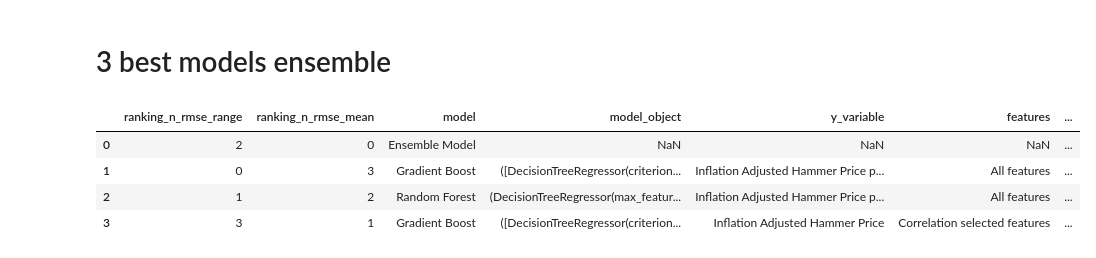
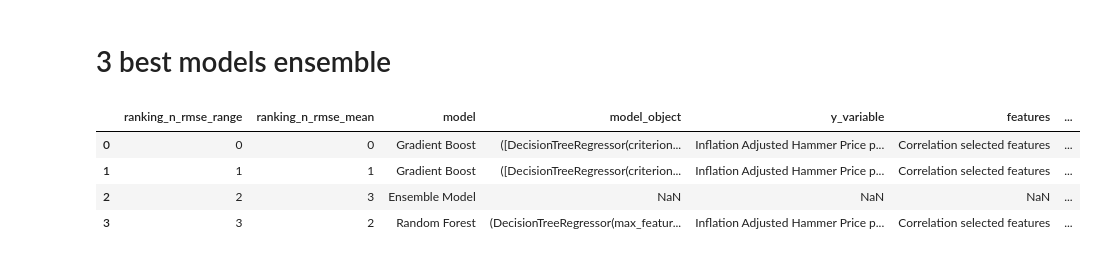
Before and after one commit to joaopaivaa/Cask-Worth, a Jupyter notebook: model.ipynb, the cells around one changed output. Saved outputs shown, nothing was run; the diff lists cells and outputs as text; code cells hidden in the pictures.

Commit message:
updated model

```diff
--- a/model.ipynb
+++ b/model.ipynb
@@ -7650,8 +7679,8 @@ r2: 0.73
 | 39 | 362.108796 | 737.400680 | -375.29 |
 | 40 | 467.352308 | 612.009769 | -144.66 |
 # %%
-x_train = x_train_per_rla_times_age[top5_most_important_features]
-x_test = x_test_per_rla_times_age[top5_most_important_features]
+x_train = x_train_per_rla_per_age[top5_most_important_features]
+x_test = x_test_per_rla_per_age[top5_most_important_features]
 # %%
 model = GradientBoostingRegressor(random_state=1)
 
@@ -7740,8 +7769,8 @@ r2: 0.71
 | 39 | 362.108796 | 744.212549 | -382.10 |
 | 40 | 467.352308 | 619.082022 | -151.73 |
 # %%
-x_train = x_train_per_rla_times_age[significant_features]
-x_test = x_test_per_rla_times_age[significant_features]
+x_train = x_train_per_rla_per_age[significant_features]
+x_test = x_test_per_rla_per_age[significant_features]
 # %%
 model = GradientBoostingRegressor(random_state=1)
 
@@ -7902,7 +7931,8 @@ x_features = ['All features', 'Correlation selected features']
 x_features_transformation = ['No transformation', 'Log transformation', 'Box-Cox transformation']
 y_variables = ['Inflation Adjusted Hammer Price',
                'Inflation Adjusted Hammer Price per Litre of Alcohol',
-               'Inflation Adjusted Hammer Price per Litre of Alcohol Times Age']
+               'Inflation Adjusted Hammer Price per Age',
+               'Inflation Adjusted Hammer Price per Litre of Alcohol per Age']
 # %%
 def set_variables(y_variable, features, transformation):
 
@@ -8079,15 +8135,7 @@ def gradient_boost_best_model(x_train, x_test, y_train):
 
     return y_pred, best_model
 # %%
-overall_best_model = None
-overall_second_best_model = None
-overall_third_best_model = None
-
 def model_performance_analysis(model, model_name, y_pred, y_test, fitted_lambda):
-
-    global overall_best_model
-    global overall_second_best_model
-    global overall_third_best_model
 
     if transformation == 'Box-Cox transformation':
         y_pred = inv_boxcox(y_pred, fitted_lambda)
@@ -8217,8 +8265,10 @@ for i in range(3):
 
     if model_info['y_variable'] == 'Inflation Adjusted Hammer Price per Litre of Alcohol':
         y_pred = y_pred * x_test['rla'].values
-    elif model_info['y_variable'] == 'Inflation Adjusted Hammer Price per Litre of Alcohol Times Age':
-        y_pred = y_pred * x_test['rla'].values / x_test['age'].values
+    elif model_info['y_variable'] == 'Inflation Adjusted Hammer Price per Litre of Alcohol per Age':
+        y_pred = y_pred * x_test['rla'].values * x_test['age'].values
+    elif model_info['y_variable'] == 'Inflation Adjusted Hammer Price per Age':
+        y_pred = y_pred * x_test['age'].values
 
     y_pred_ensemble += y_pred
 
@@ -8226,37 +8276,37 @@ y, y_train, y_test, fitted_lambda, x_train, x_test, x_train_scaled, x_test_scale
 
 y_pred_ensemble = y_pred_ensemble / 3
 
 pred_vs_test = pd.DataFrame({'Actual': y_test.values, 'Predicted': y_pred_ensemble})
 pred_vs_test['Error'] = round(pred_vs_test['Actual'] - pred_vs_test['Predicted'], 2)
 
 n_rmse_mean = np.sqrt(np.mean(pred_vs_test['Error']**2)) / y_test.mean()
 
 n_rmse_range = np.sqrt(np.mean(pred_vs_test['Error']**2)) / (y_test.max() - y_test.min())
 
 r2 = r2_score(y_test, y_pred)
 
 df_ensemble_model = pd.DataFrame([{'model': 'Ensemble Model',
                                     ''
                                     'n_rmse_mean':  round(n_rmse_mean, 2),
                                     'n_rmse_range': round(n_rmse_range, 2),
                                     'r2': round(r2, 2)}])
 
 top3_models_info = top3_models_info[['model', 'model_object', 'y_variable', 'features', 'transformation', 'n_rmse_mean', 'n_rmse_range', 'r2', 'overall_ranking']]
 
 df_ensemble_model_top3_models = pd.concat([top3_models_info, df_ensemble_model], ignore_index=True)
 
 df_ensemble_model_top3_models = df_ensemble_model_top3_models.sort_values('n_rmse_mean').reset_index(drop=True).reset_index().rename(columns={'index': 'ranking_n_rmse_mean'})
 df_ensemble_model_top3_models = df_ensemble_model_top3_models.sort_values('n_rmse_range').reset_index(drop=True).reset_index().rename(columns={'index': 'ranking_n_rmse_range'})
 df_ensemble_model_top3_models['overall_score'] = df_ensemble_model_top3_models['ranking_n_rmse_mean'] + df_ensemble_model_top3_models['ranking_n_rmse_range']
 df_ensemble_model_top3_models = df_ensemble_model_top3_models.sort_values('overall_score').reset_index(drop=True)
 
 df_ensemble_model_top3_models
 # %% [output]
 |  | ranking_n_rmse_range | ranking_n_rmse_mean | model | model_object | y_variable | features | ... |
-| 0 | 2 | 0 | Ensemble Model | NaN | NaN | NaN | ... |
-| 1 | 0 | 3 | Gradient Boost | ([DecisionTreeRegressor(criterion... | Inflation Adjusted Hammer Price p... | All features | ... |
-| 2 | 1 | 2 | Random Forest | (DecisionTreeRegressor(max_featur... | Inflation Adjusted Hammer Price p... | All features | ... |
-| 3 | 3 | 1 | Gradient Boost | ([DecisionTreeRegressor(criterion... | Inflation Adjusted Hammer Price | Correlation selected features | ... |
+| 0 | 0 | 0 | Gradient Boost | ([DecisionTreeRegressor(criterion... | Inflation Adjusted Hammer Price p... | Correlation selected features | ... |
+| 1 | 1 | 1 | Gradient Boost | ([DecisionTreeRegressor(criterion... | Inflation Adjusted Hammer Price p... | Correlation selected features | ... |
+| 2 | 2 | 3 | Ensemble Model | NaN | NaN | NaN | ... |
+| 3 | 3 | 2 | Random Forest | (DecisionTreeRegressor(max_featur... | Inflation Adjusted Hammer Price p... | Correlation selected features | ... |
 # %%
 df_ensemble_model_top3_models.to_csv('models_metrics/models_metrics.csv', index=False)
 # %%
```
Also changed, not shown: parts of 24 cells of this notebook, 10 other files.
